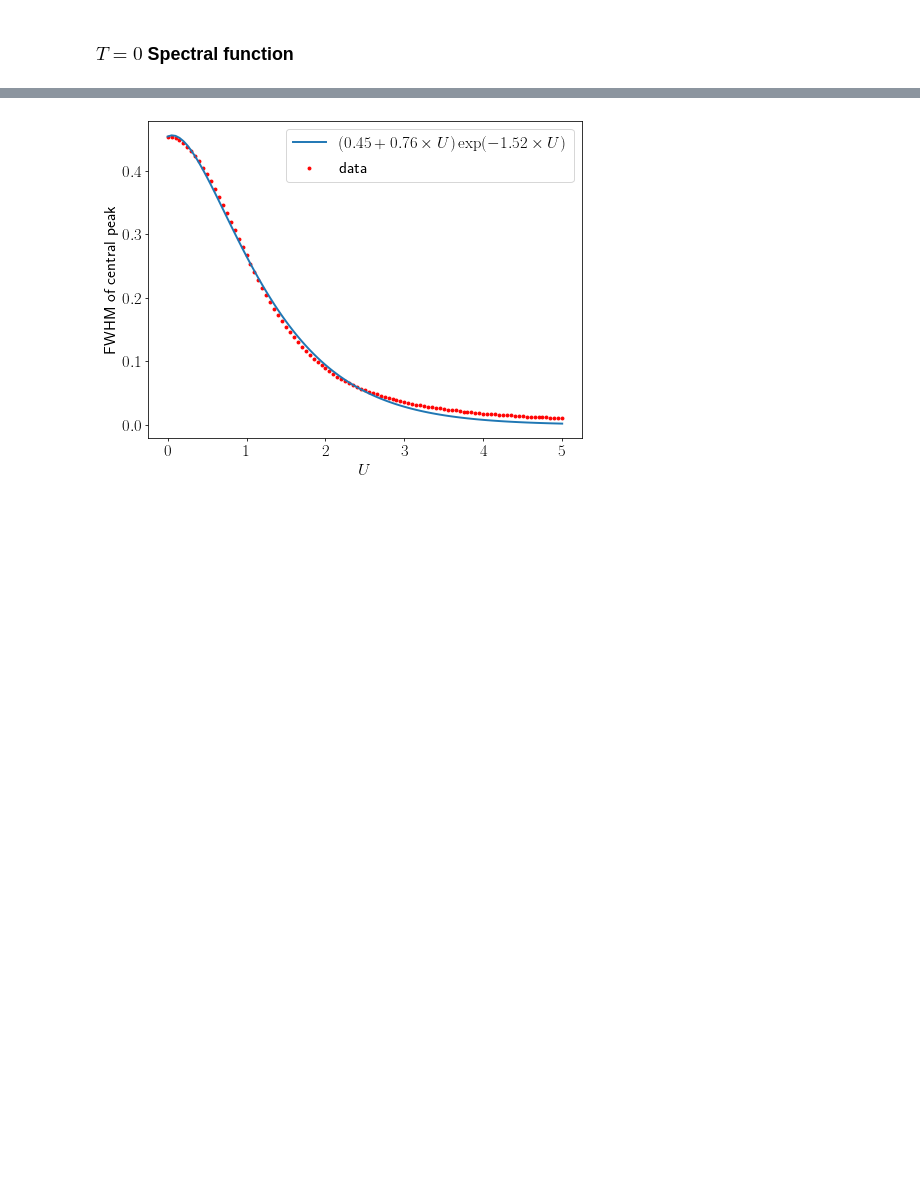
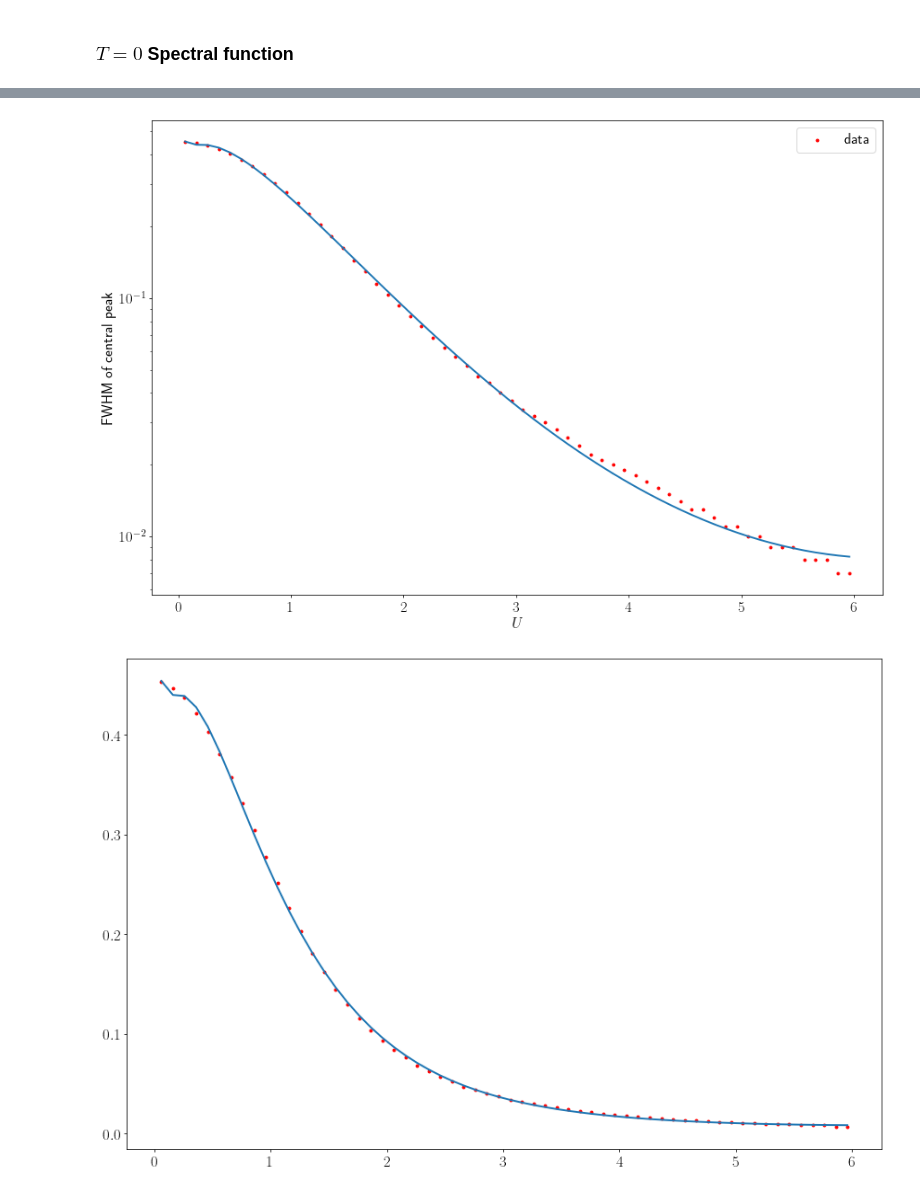
Before and after one commit to abhirup-m/Tiling-Embedded-Esiam, a Jupyter notebook: siam_spec_func.ipynb, the cells around one changed output, grey strips where cells are left out. Cells and saved outputs as stored; diff of their text form; code cells hidden in the pictures; blank space fills up the shorter version.

Commit message:
redefined delta in terms of noninteracting height and obtained better fit for the width vs U/Delta

```diff
--- a/siam_spec_func.ipynb
+++ b/siam_spec_func.ipynb
@@ -168,22 +168,15 @@ def spec_func_U(U, Ek_0, V, non_int_ht):
 
 
 def create_axes(len_U):
-    fig1, ax1 = plt.subplots(len_U, figsize=(15,9*len_U))
-    ax1_in = []
-    for i, ax in enumerate(ax1):
-        ax.set_xlabel(r"$\omega/\Delta$")
-        ax.set_ylabel(r"$A_d(\omega)$")
-        ax.set_title(r"$U/\Delta={}$".format(round(U_range[i]/delta),2))
-        ax1_in.append([inset_axes(ax, width="40%", height="50%", loc=2), inset_axes(ax, width="40%", height="50%", loc=1)])
-        ax1_in[-1][0].axes.get_yaxis().set_visible(False)
-        ax1_in[-1][1].axes.get_yaxis().set_visible(False)
-
-    fig2, ax2 = plt.subplots(figsize=(15,10))
+    fig1, ax1 = plt.subplots(len_U, 2, figsize=(25,7*len_U))
+    fig2, ax2 = plt.subplots(figsize=(15,8))
     ax2.set_xlabel(r"$\omega/\Delta$")
     ax2.set_ylabel(r"$A_d(\omega)$")
-    ax2_in = inset_axes(ax2, width="40%", height="40%", loc=2)
-    ax2_in.axes.get_yaxis().set_visible(False)
-    return fig1, ax1, ax1_in, fig2, ax2, ax2_in
+    for x,y in product(range(len(ax1)), range(len(ax1[0]))):
+        ax1[x][y].set_xlabel(r"$\omega/\Delta$")
+        ax1[x][y].set_ylabel(r"$A_d(\omega)$")
+        ax1[x][y].set_title(r"$U/\Delta={}$".format(round(U_range[x]/delta),2))
+    return (fig1, ax1), (fig2, ax2)
 
 
 def get_wrange(w_end, len_w, p=1):
@@ -238,34 +227,43 @@ plt.show()
 # %%
-def fit_func(x, A, B, C):
-    return (A + B*x)*np.exp(-C*abs(x))
+def fit_func(x, A, B, F, C, G):
+    return (A + B*x + C/x)*np.exp(-F*abs(x) + G*x**(2))
+
+
 
 V = 0.1
 t = 0.05
 delta = np.pi*V**2/(2*t)
 Nk = 4
 a = 1
 k_bath = 2*np.pi*np.arange(0, Nk)/(a*Nk)
 Ek_0 = -2*t*np.cos(k_bath*a)
 
 w_range = get_wrange(5, 10000, p=1)
 w_cut = 10**(-4)
 
 non_int_ht = get_nonint_ht(Ek_0, V)
 
-U_range = np.arange(0, 5.01, 0.05)
+U_range = np.arange(0.06, 6.01, 0.01)
 fwhm = []
 for U in U_range:
     A = spec_func_U(U, Ek_0, V, non_int_ht)
     fwhm.append(get_FWHM(w_range, A))
-
-A, B, C = curve_fit(fit_func, U_range, fwhm)[0]
-fit_arr = [fit_func(U, A, B, C) for U in U_range]
+A, B, F, C, G = curve_fit(fit_func, U_range, fwhm)[0]
+# print (A, B, C, D, F, G)
+fit_arr = [fit_func(U, A, B, F, C, G) for U in U_range]
 plt.scatter(U_range, fwhm, marker=".", color='r', label="data")
-plt.plot(U_range, fit_arr, label=r"$({} + {}\times U) \exp(-{}\times U)$".format(round(A,2), round(B,2), round(C,2)))
+# plt.plot(U_range, fit_arr, label=r"$({} + {}U + {}\times U^2) \exp(-{}\times U)$".format(round(A,2), round(B,2), round(C,2), round(D,2)))
+plt.plot(U_range, fit_arr)
 plt.legend()
 plt.xlabel(r"$U$")
 plt.ylabel(r"FWHM of central peak")
-plt.savefig("width_vs_U_fit.pdf", bbox_inches='tight')
+plt.yscale("log")
+# plt.savefig("width_vs_U_fit.pdf", bbox_inches='tight')
 plt.show()
+plt.scatter(U_range, fwhm, marker=".", color='r', label="data")
+# plt.plot(U_range, fit_arr, label=r"$({} + {}U + {}\times U^2) \exp(-{}\times U)$".format(round(A,2), round(B,2), round(C,2), round(D,2)))
+plt.plot(U_range, fit_arr)
+plt.show()
 # %% [output]
-[figure, old version]
+[figure, new version]
+[figure, added]
```
Also changed, not shown: parts of 2 cells of this notebook, 5 other files.
